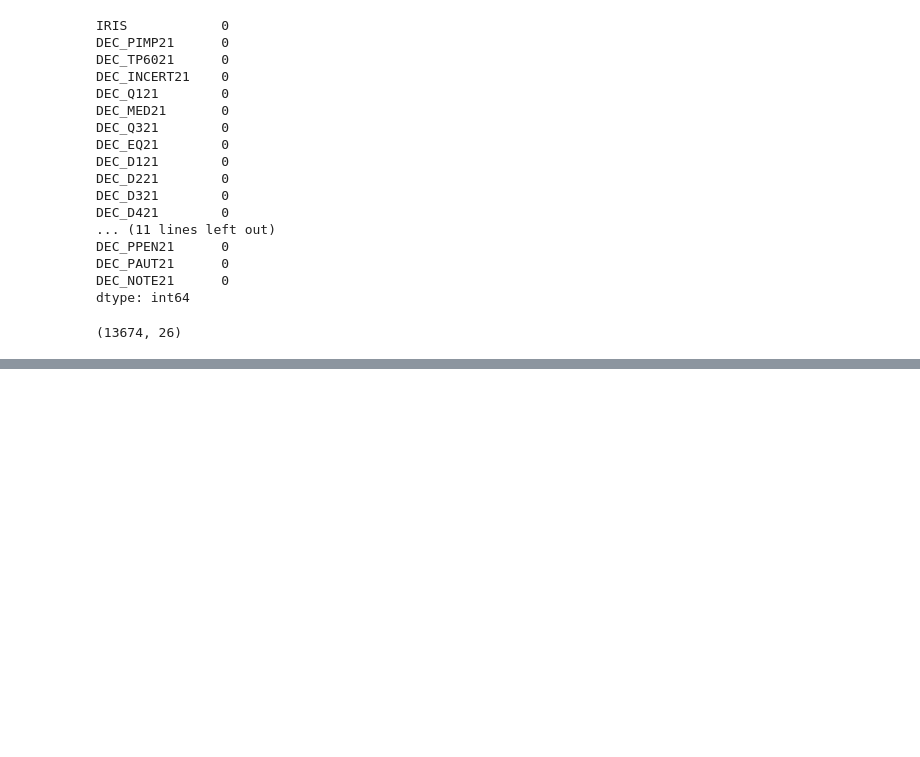
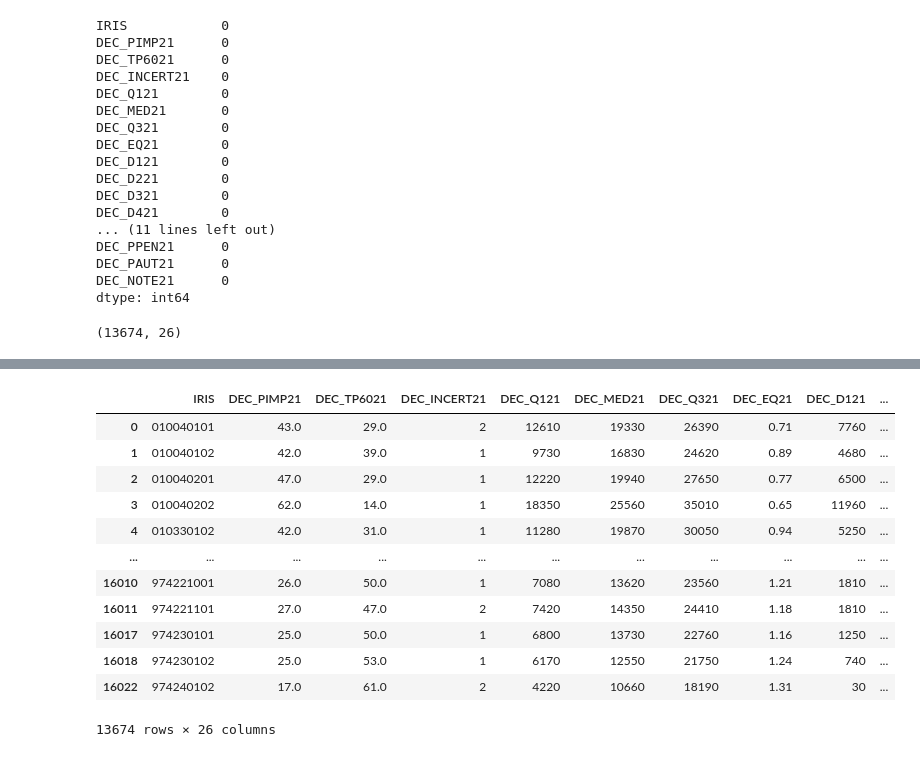
Before and after one commit to Bapt1st3/Iris-Income-Analysis, a Jupyter notebook: analye_dataset.ipynb, the cells around one changed output, grey strips where cells are left out. Saved outputs shown, nothing was run; the diff lists cells and outputs as text; code cells hidden in the pictures; blank space fills up the shorter version.

```diff
--- a/analye_dataset.ipynb
+++ b/analye_dataset.ipynb
@@ -189,0 +250,16 @@ theta_med_emp, theta_pov_emp, theta_imp_emp
+# %%
+df
+# %% [output]
+|  | IRIS | DEC_PIMP21 | DEC_TP6021 | DEC_INCERT21 | DEC_Q121 | DEC_MED21 | DEC_Q321 | DEC_EQ21 | DEC_D121 | ... |
+| 0 | 010040101 | 43.0 | 29.0 | 2 | 12610 | 19330 | 26390 | 0.71 | 7760 | ... |
+| 1 | 010040102 | 42.0 | 39.0 | 1 | 9730 | 16830 | 24620 | 0.89 | 4680 | ... |
+| 2 | 010040201 | 47.0 | 29.0 | 1 | 12220 | 19940 | 27650 | 0.77 | 6500 | ... |
+| 3 | 010040202 | 62.0 | 14.0 | 1 | 18350 | 25560 | 35010 | 0.65 | 11960 | ... |
+| 4 | 010330102 | 42.0 | 31.0 | 1 | 11280 | 19870 | 30050 | 0.94 | 5250 | ... |
+| ... | ... | ... | ... | ... | ... | ... | ... | ... | ... | ... |
+| 16010 | 974221001 | 26.0 | 50.0 | 1 | 7080 | 13620 | 23560 | 1.21 | 1810 | ... |
+| 16011 | 974221101 | 27.0 | 47.0 | 2 | 7420 | 14350 | 24410 | 1.18 | 1810 | ... |
+| 16017 | 974230101 | 25.0 | 50.0 | 1 | 6800 | 13730 | 22760 | 1.16 | 1250 | ... |
+| 16018 | 974230102 | 25.0 | 53.0 | 1 | 6170 | 12550 | 21750 | 1.24 | 740 | ... |
+| 16022 | 974240102 | 17.0 | 61.0 | 2 | 4220 | 10660 | 18190 | 1.31 | 30 | ... |
+13674 rows × 26 columns
```
Also changed, not shown: parts of 17 cells of this notebook, 1 other file.
